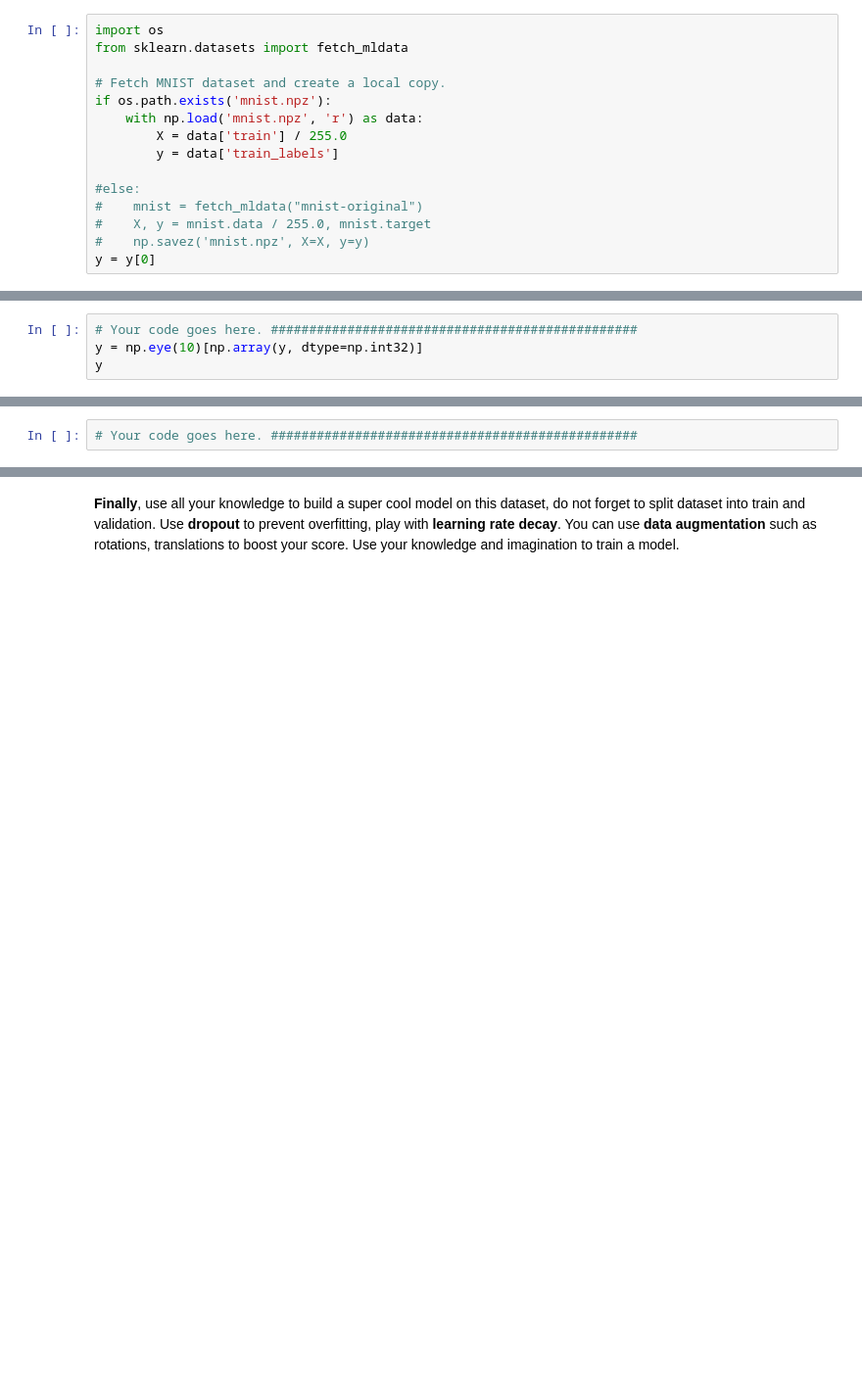
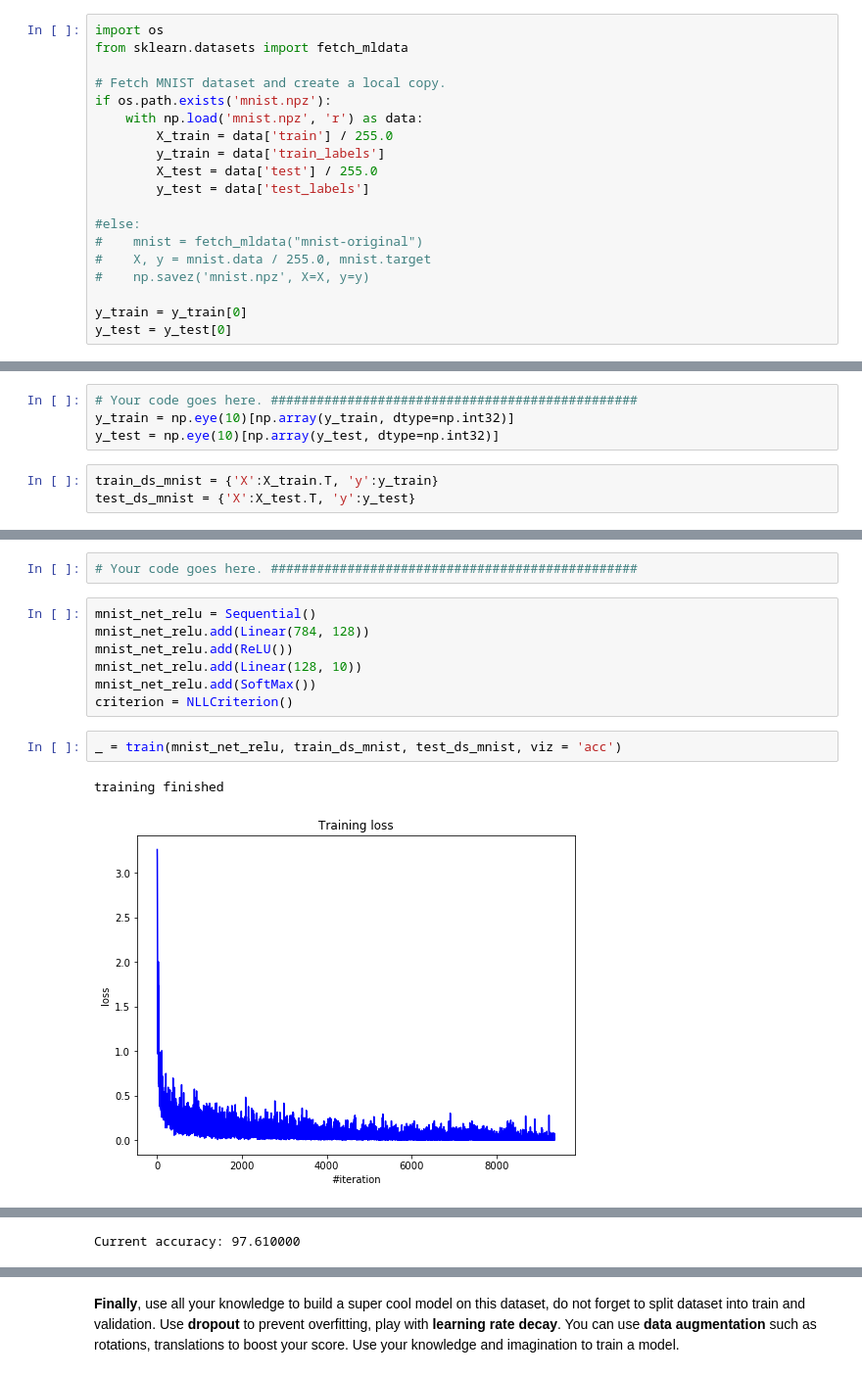
Before and after one commit to AnatoliiPotapov/ML-MIPT, a Jupyter notebook: hw5/hw1_main.ipynb, the cells around one changed output, grey strips where cells are left out. Shown: that part at 98% size. Drawn from its saved outputs; the diff is of its cells as text; blank space fills up the shorter version.

```diff
--- a/hw5/hw1_main.ipynb
+++ b/hw5/hw1_main.ipynb
@@ -289,20 +346,27 @@ from sklearn.datasets import fetch_mldata
 # Fetch MNIST dataset and create a local copy.
 if os.path.exists('mnist.npz'):
     with np.load('mnist.npz', 'r') as data:
-        X = data['train'] / 255.0
-        y = data['train_labels']
+        X_train = data['train'] / 255.0
+        y_train = data['train_labels']
+        X_test = data['test'] / 255.0
+        y_test = data['test_labels']
 
 #else:
 #    mnist = fetch_mldata("mnist-original")
 #    X, y = mnist.data / 255.0, mnist.target
 #    np.savez('mnist.npz', X=X, y=y)
-y = y[0]
+
+y_train = y_train[0]
+y_test = y_test[0]
 # %% [markdown]
 One-hot encode the labels first.
 # %%
 # Your code goes here. ################################################
-y = np.eye(10)[np.array(y, dtype=np.int32)]
-y
+y_train = np.eye(10)[np.array(y_train, dtype=np.int32)]
+y_test = np.eye(10)[np.array(y_test, dtype=np.int32)]
+# %%
+train_ds_mnist = {'X':X_train.T, 'y':y_train}
+test_ds_mnist = {'X':X_test.T, 'y':y_test}
 # %% [markdown]
 - **Compare** `ReLU`, `ELU` activation functions.
 You would better pick the best optimizer params for each of them, but it is overkill for now. Use an architecture of your choice for the comparison.
@@ -309,2 +375,14 @@ You would better pick the best optimizer params for each of them, but it is over
 # %%
 # Your code goes here. ################################################
+# %%
+mnist_net_relu = Sequential()
+mnist_net_relu.add(Linear(784, 128))
+mnist_net_relu.add(ReLU())
+mnist_net_relu.add(Linear(128, 10))
+mnist_net_relu.add(SoftMax())
+criterion = NLLCriterion()
+# %%
+_ = train(mnist_net_relu, train_ds_mnist, test_ds_mnist, viz = 'acc')
+# %% [output]
+training finished
+[figure, added]
@@ -310,0 +391 @@ You would better pick the best optimizer params for each of them, but it is over
+Current accuracy: 97.610000
```
Also changed, not shown: parts of 32 cells of this notebook, 3 other files.
